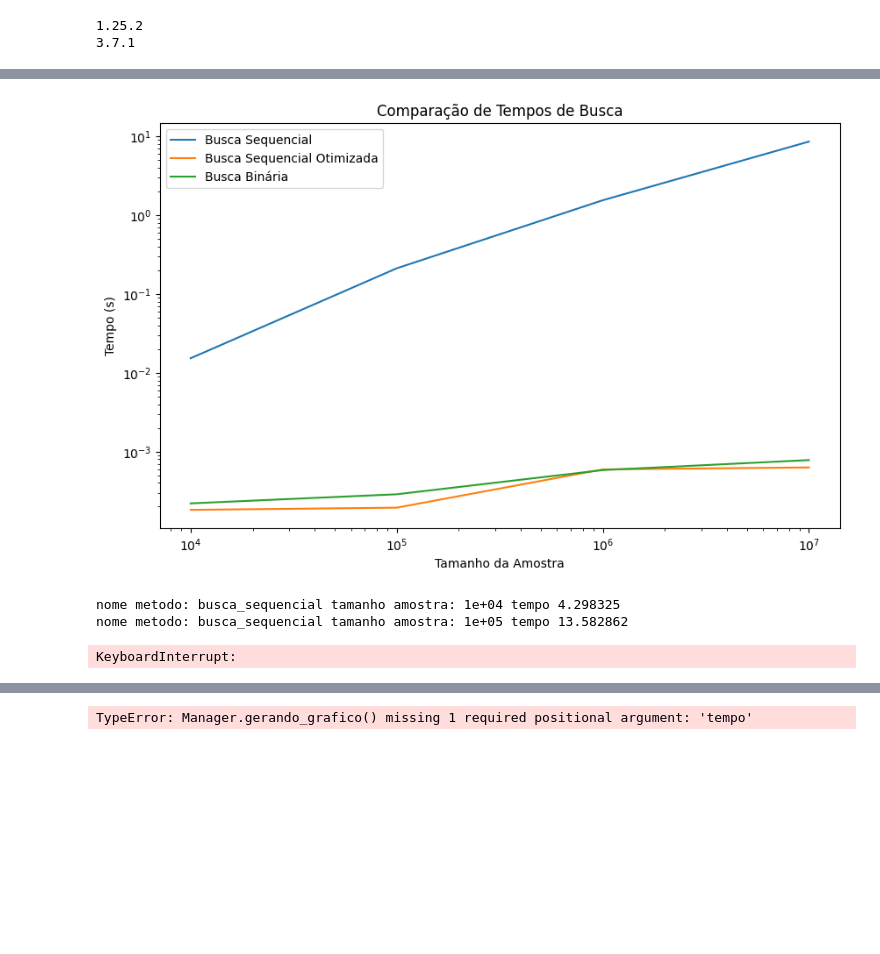
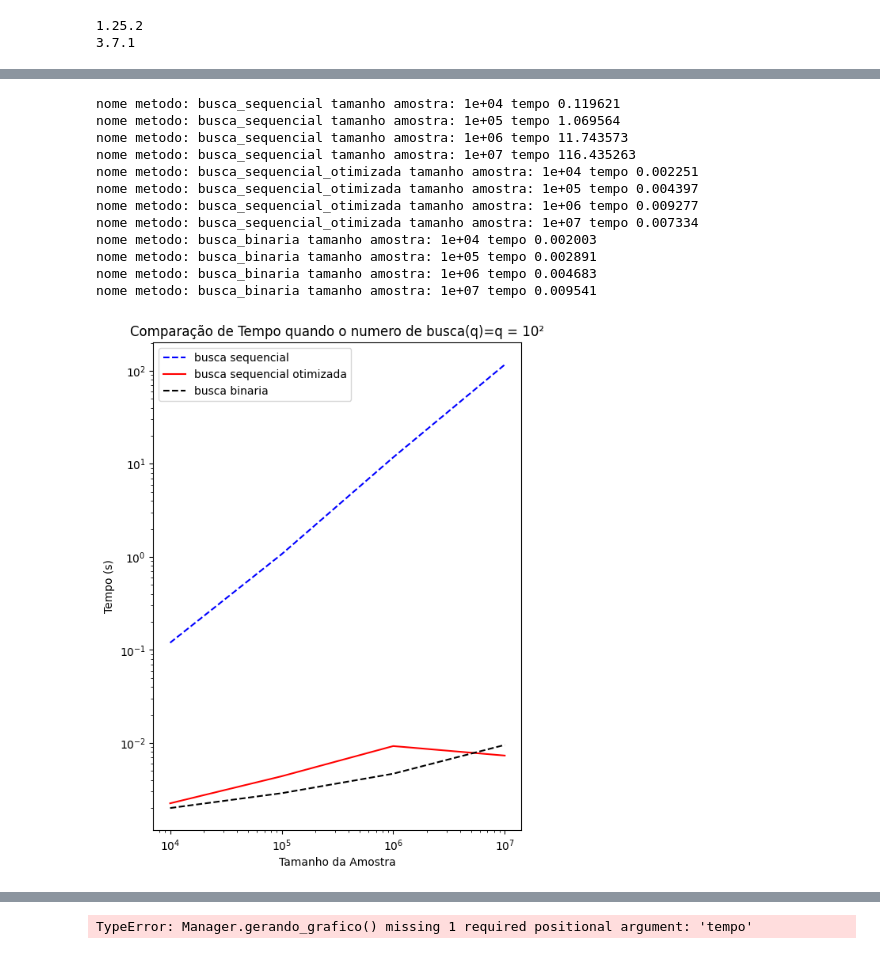
Before and after one commit to reidnersousa/IFB_Analise_Algoritmo_2024, a Jupyter notebook: Analise_Algoritmo_busca.ipynb, the cells around one changed output, grey strips where cells are left out. Cells and saved outputs as stored; diff of their text form; code cells hidden in the pictures; blank space fills up the shorter version.

```diff
--- a/Analise_Algoritmo_busca.ipynb
+++ b/Analise_Algoritmo_busca.ipynb
@@ -219,41 +244,20 @@ nome metodo: busca_binaria tamanho amostra: 1e+07 tempo 0.000809
-# %%
-tempos = [
-    [0.015307, 0.211972, 1.550740, 8.608394],  # Busca sequencial
-    [0.000182, 0.000194, 0.000594, 0.000629],  # Busca sequencial otimizada
-    [0.000220, 0.000287, 0.000582, 0.000780]   # Busca binária
-]
-
-import matplotlib.pyplot as plt
-
-plt.figure(figsize=(10, 6))  # Tamanho da figura (ajuste conforme necessário)
-
-# Eixos x (tamanhos de amostra)
-tamanhos_amostra = [1e4, 1e5, 1e6, 1e7]
-
-# Eixos y (tempos)
-plt.plot(tamanhos_amostra, tempos[0], label="Busca Sequencial")
-plt.plot(tamanhos_amostra, tempos[1], label="Busca Sequencial Otimizada")
-plt.plot(tamanhos_amostra, tempos[2], label="Busca Binária")
-
-# Configurações do gráfico
-plt.xlabel("Tamanho da Amostra")
-plt.ylabel("Tempo (s)")
-plt.title("Comparação de Tempos de Busca")
-plt.xscale("log")  # Escala logarítmica no eixo x
-plt.yscale("log")  # Escala logarítmica no eixo y
-plt.legend()
-
-# Exibir o gráfico
-plt.show()
-# %% [output]
-[figure, removed]
 # %%
-q_10_2 = Manager(10**4,10**5,10**6,10**7,10**2,'q_10^2')
+q_10_2 = Manager(10**4,10**5,10**6,10**7,10**2,'q = 10²')
 q_10_2.gerando_grafico()
 # %% [output]
-nome metodo: busca_sequencial tamanho amostra: 1e+04 tempo 4.298325
-nome metodo: busca_sequencial tamanho amostra: 1e+05 tempo 13.582862
+nome metodo: busca_sequencial tamanho amostra: 1e+04 tempo 0.119621
+nome metodo: busca_sequencial tamanho amostra: 1e+05 tempo 1.069564
+nome metodo: busca_sequencial tamanho amostra: 1e+06 tempo 11.743573
+nome metodo: busca_sequencial tamanho amostra: 1e+07 tempo 116.435263
+nome metodo: busca_sequencial_otimizada tamanho amostra: 1e+04 tempo 0.002251
+nome metodo: busca_sequencial_otimizada tamanho amostra: 1e+05 tempo 0.004397
+nome metodo: busca_sequencial_otimizada tamanho amostra: 1e+06 tempo 0.009277
+nome metodo: busca_sequencial_otimizada tamanho amostra: 1e+07 tempo 0.007334
+nome metodo: busca_binaria tamanho amostra: 1e+04 tempo 0.002003
+nome metodo: busca_binaria tamanho amostra: 1e+05 tempo 0.002891
+nome metodo: busca_binaria tamanho amostra: 1e+06 tempo 0.004683
+nome metodo: busca_binaria tamanho amostra: 1e+07 tempo 0.009541
-KeyboardInterrupt:
+[figure, added]
 # %%
 q_10_3 = Manager(10**4,10**5,10**6,10**7,10**3,'q_10^3')
 q_10_3.gerando_grafico()
```
Also changed, not shown: parts of 5 cells of this notebook.
